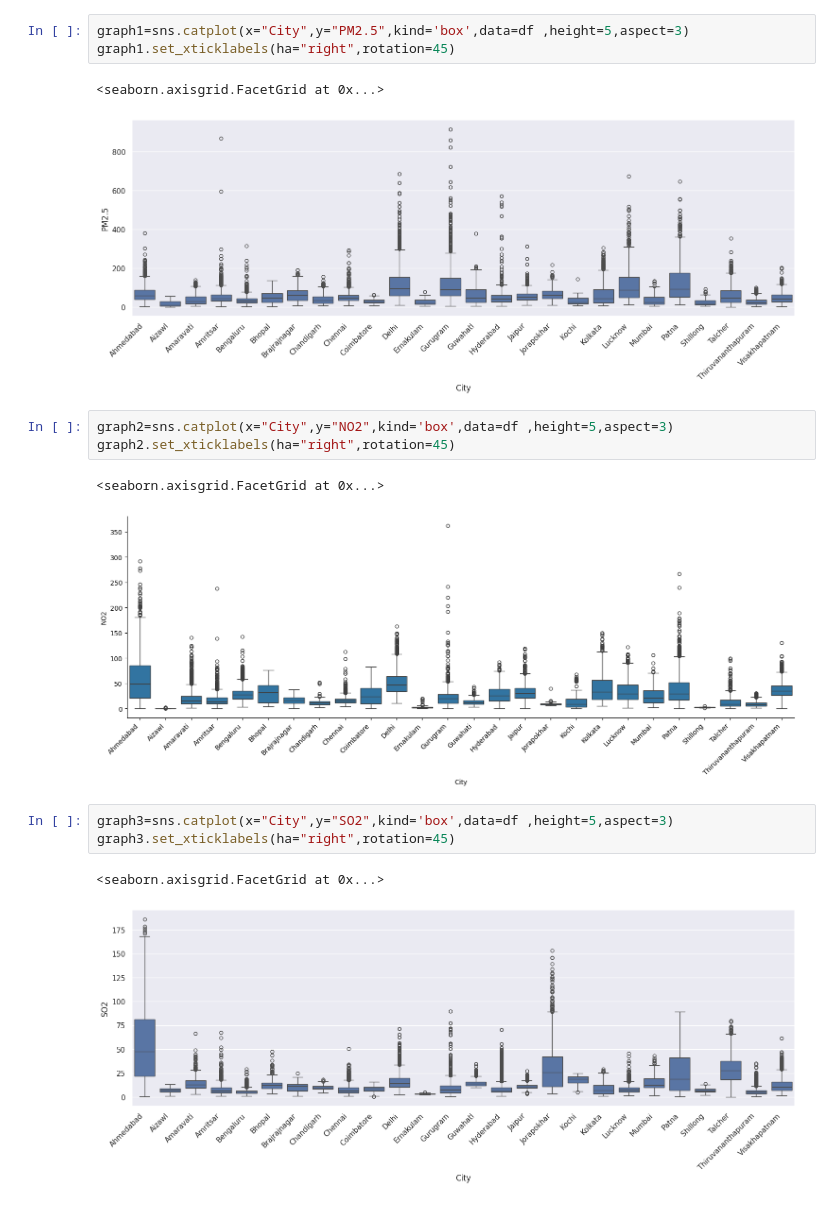
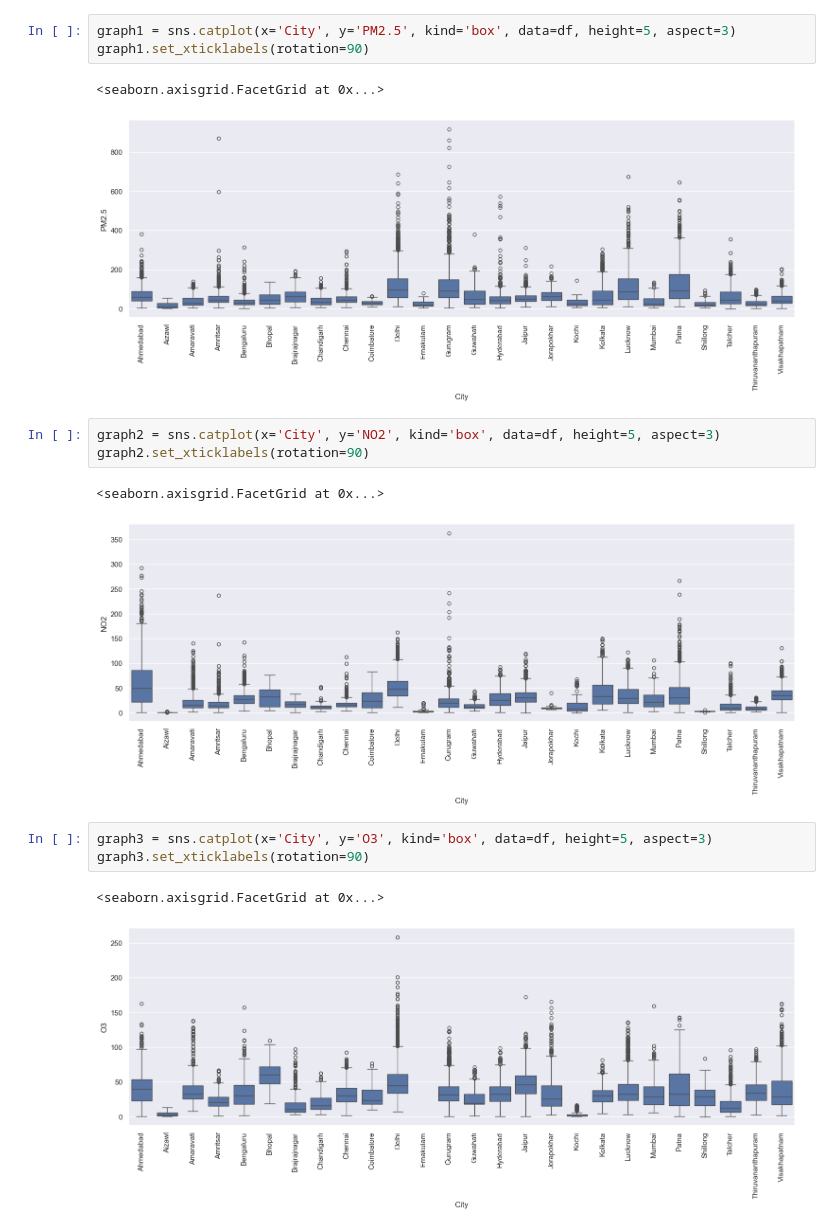
Before and after one commit to rajashekarbumandla/AIR-QUALITY-INDEX-PREDICTON-MODEL, a Jupyter notebook: Air Quality index prediction.ipynb, the cells around one changed output. Saved outputs shown, nothing was run; the diff lists cells and outputs as text.

```diff
--- a/Air Quality index prediction.ipynb
+++ b/Air Quality index prediction.ipynb
@@ -150,21 +154,21 @@ graph.set_xticklabels(ha="right",rotation=45)
 <seaborn.axisgrid.FacetGrid at 0x...>
 [figure]
 # %%
-graph1=sns.catplot(x="City",y="PM2.5",kind='box',data=df ,height=5,aspect=3)
-graph1.set_xticklabels(ha="right",rotation=45)
+graph1 = sns.catplot(x='City', y='PM2.5', kind='box', data=df, height=5, aspect=3)
+graph1.set_xticklabels(rotation=90)
 # %% [output]
 <seaborn.axisgrid.FacetGrid at 0x...>
-[figure, old version]
+[figure, new version]
 # %%
-graph2=sns.catplot(x="City",y="NO2",kind='box',data=df ,height=5,aspect=3)
-graph2.set_xticklabels(ha="right",rotation=45)
+graph2 = sns.catplot(x='City', y='NO2', kind='box', data=df, height=5, aspect=3)
+graph2.set_xticklabels(rotation=90)
 # %% [output]
 <seaborn.axisgrid.FacetGrid at 0x...>
-[figure, old version]
+[figure, new version]
 # %%
-graph3=sns.catplot(x="City",y="SO2",kind='box',data=df ,height=5,aspect=3)
-graph3.set_xticklabels(ha="right",rotation=45)
+graph3 = sns.catplot(x='City', y='O3', kind='box', data=df, height=5, aspect=3)
+graph3.set_xticklabels(rotation=90)
 # %% [output]
 <seaborn.axisgrid.FacetGrid at 0x...>
-[figure, old version]
+[figure, new version]
 # %%
```
Also changed, not shown: parts of 59 cells of this notebook.
